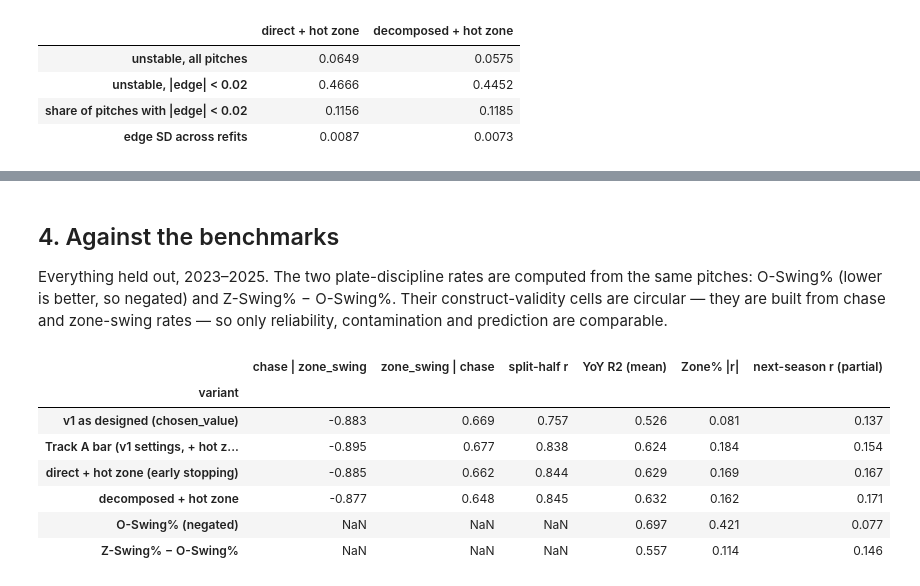
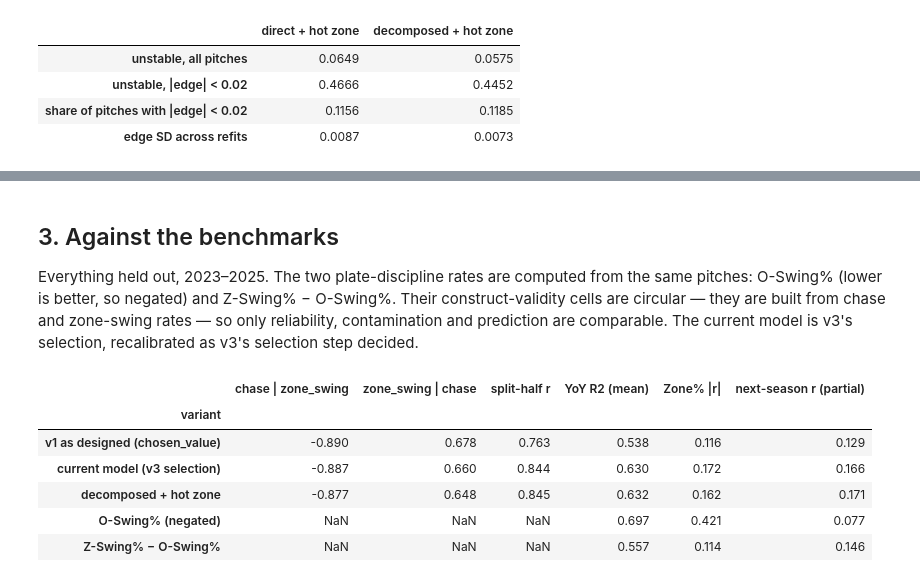
Before and after one commit to Jack1021ohoh/batter_decision_value, a Jupyter notebook: notebooks/v4_decomposition.ipynb, the cells around one changed output, grey strips where cells are left out. Drawn from its saved outputs; the diff is of its cells as text; code cells hidden in the pictures.

```diff
--- a/notebooks/v4_decomposition.ipynb
+++ b/notebooks/v4_decomposition.ipynb
@@ -83,7 +67,0 @@ routing. This is a hyperparameter-only comparison.
-# %%
-learner = {}
-for feats_label, feats in [('full pitch frame', V3_FEATURES), ('+ hot zone', V3_FEATURES + ['hot_zone'])]:
-    learner[(feats_label, 'v1 settings')] = E.run_folds(pdf, feats, PF)
-    learner[(feats_label, 'early stopping')] = E.run_folds(pdf, feats, PF, fit=fit_direct)
-t1 = pd.DataFrame([row(run, f'{a} | {b}') for (a, b), run in learner.items()]).set_index('variant')
-t1[SUB + SHOW]
@@ -105,8 +67,0 @@ rounds(learner[('+ hot zone', 'early stopping')])
-# %%
-# Swing calibration with 95% intervals (games resampled), full pitch frame + hot zone.
-cal = {}
-for setting in ['v1 settings', 'early stopping']:
-    h = learner[('+ hot zone', setting)].held
-    cal[(setting, 'by location x count')] = E.bin_calibration(h, 'swing', ci=True)[['slope', 'slope_lo', 'slope_hi']]
-    cal[(setting, 'by predicted value')] = E.prediction_calibration(h, 'swing')[['slope', 'slope_lo', 'slope_hi', 'pred_range', 'obs_range']]
-pd.concat(cal, names=['learner', 'grouping']).round(3)
@@ -149,11 +71,10 @@ The direct model under early stopping is the twin for everything below.
 Full pitch frame, no hitter features in either twin. This isolates
 decomposition itself.
 # %%
-direct = learner[('full pitch frame', 'early stopping')]
+direct = E.run_folds(pdf, V3_FEATURES, PF, fit=fit_direct)
 decomp = E.run_folds(pdf, V3_FEATURES, PF, fit=fit_decomposed)
 assert np.array_equal(direct.held.q_take.to_numpy(), decomp.held.q_take.to_numpy()), 'twins must share Q_take'
 print('Q_take identical across twins: yes')
-t2 = pd.DataFrame([row(direct, 'direct'), row(decomp, 'decomposed')]).set_index('variant')
-t2[SUB + SHOW]
+pd.concat({'direct': rounds(direct), 'decomposed': rounds(decomp)}, axis=1)
 # %% [output]
 Q_take identical across twins: yes
@@ -319,16 +257,14 @@ r ≈ 0.43–0.46. Both are kept for the comparison below.
 # %%
 B4 = {
-    'direct + hot zone':                    (fit_direct, V3_FEATURES + ['hot_zone']),
-    'decomposed + hot zone':                (fit_decomposed, V3_FEATURES + ['hot_zone']),
+    'direct + hot zone':                      (fit_direct, V3_FEATURES + ['hot_zone']),
+    'decomposed + hot zone':                  (fit_decomposed, V3_FEATURES + ['hot_zone']),
     'direct + hot zone + contact priors':     (fit_direct, V3_FEATURES + ['hot_zone'] + PRIORS),
     'decomposed + hot zone + contact priors': (fit_decomposed, V3_FEATURES + ['hot_zone'] + PRIORS),
 }
-b4 = {label: (learner[('+ hot zone', 'early stopping')] if label == 'direct + hot zone'
-              else E.run_folds(pdf, feats, PF, fit=fit))
-      for label, (fit, feats) in B4.items()}
+b4 = {label: E.run_folds(pdf, feats, PF, fit=fit) for label, (fit, feats) in B4.items()}
 for a_, b_ in [('direct + hot zone', 'decomposed + hot zone'),
                ('direct + hot zone + contact priors', 'decomposed + hot zone + contact priors')]:
     assert np.array_equal(b4[a_].held.q_take.to_numpy(), b4[b_].held.q_take.to_numpy()), 'twins must share Q_take'
 t3 = pd.DataFrame([row(run, label) for label, run in b4.items()]).set_index('variant')
-t3[SUB + SHOW]
+t3[MODEL + SHOW]
 # %% [output]
@@ -385,49 +380,50 @@ form, but the route it enables makes the metric worse.
 # %% [markdown]
-## 4. Against the benchmarks
+## 3. Against the benchmarks
 
 Everything held out, 2023–2025. The two plate-discipline rates are computed
 from the same pitches: O-Swing% (lower is better, so negated) and Z-Swing% −
 O-Swing%. Their construct-validity cells are circular — they are built from
 chase and zone-swing rates — so only reliability, contamination and prediction
-are comparable.
+are comparable. The current model is v3's selection, recalibrated as v3's
+selection step decided.
 # %%
-v1_run = E.run_folds(pdf, V1_FEATURES, PF)
-bar = learner[('+ hot zone', 'v1 settings')]
+CURRENT_RECALIBRATE = True          # v3's selection step recalibrated the chosen model
+current = (E.run_folds(pdf, V3_FEATURES + ['hot_zone'], PF, fit=fit_direct, recalibrate=True)
+           if CURRENT_RECALIBRATE else b4['direct + hot zone'])
+v1_run = E.run_folds(pdf, V1_FEATURES, PF, fit=fit_direct)
 
 h = v1_run.held
 inz = D.in_rulebook_zone(h, ball_edge=True)
 k_ = ['season', 'batter']
 rates = pd.DataFrame({'o_swing': h[~inz].groupby(k_, observed=True).swing.mean(),
                       'z_swing': h[inz].groupby(k_, observed=True).swing.mean(),
                       'pitches': h.groupby(k_, observed=True).size()}).reset_index()
 rates = rates[rates.pitches >= E.QUALIFY_PITCHES]
 
 def as_scores(values):
     s = rates[k_ + ['pitches']].assign(raw=values)
     z = s.groupby('season').raw.transform(lambda v: (v - v.mean()) / v.std(ddof=0))
     return s.assign(decision_value=100 + 10 * z)
 
 def checks_from_scores(scores, label):
     return {'variant': label,
             'YoY R2 (mean)': round(E.yoy_reliability(scores).r2.mean(), 3),
             'Zone% |r|': round(E.zone_pct_correlation(h, scores).r.abs().mean(), 3),
             'next-season r (partial)': round(E.predictive_validity(h, scores).r_partial.mean(), 3)}
 
 bench = pd.DataFrame([
     {**E.metric_checks(v1_run.held, 'y_pred')['summary'], 'variant': 'v1 as designed (chosen_value)'},
-    row(bar, 'Track A bar (v1 settings, + hot zone)'),
-    row(b4['direct + hot zone'], 'direct + hot zone (early stopping)'),
+    row(current, 'current model (v3 selection)'),
     row(b4['decomposed + hot zone'], 'decomposed + hot zone'),
     checks_from_scores(as_scores(-rates.o_swing), 'O-Swing% (negated)'),
     checks_from_scores(as_scores(rates.z_swing - rates.o_swing), 'Z-Swing% − O-Swing%'),
 ]).set_index('variant')
 bench[SHOW]
 # %% [output]
 |  | chase | zone_swing | zone_swing | chase | split-half r | YoY R2 (mean) | Zone% |r| | next-season r (partial) |
 | variant |  |  |  |  |  |  |
-| v1 as designed (chosen_value) | -0.883 | 0.669 | 0.757 | 0.526 | 0.081 | 0.137 |
-| Track A bar (v1 settings, + hot z... | -0.895 | 0.677 | 0.838 | 0.624 | 0.184 | 0.154 |
-| direct + hot zone (early stopping) | -0.885 | 0.662 | 0.844 | 0.629 | 0.169 | 0.167 |
+| v1 as designed (chosen_value) | -0.890 | 0.678 | 0.763 | 0.538 | 0.116 | 0.129 |
+| current model (v3 selection) | -0.887 | 0.660 | 0.844 | 0.630 | 0.172 | 0.166 |
 | decomposed + hot zone | -0.877 | 0.648 | 0.845 | 0.632 | 0.162 | 0.171 |
 | O-Swing% (negated) | NaN | NaN | NaN | 0.697 | 0.421 | 0.077 |
 | Z-Swing% − O-Swing% | NaN | NaN | NaN | 0.557 | 0.114 | 0.146 |
```
Also changed, not shown: parts of 27 cells of this notebook.
